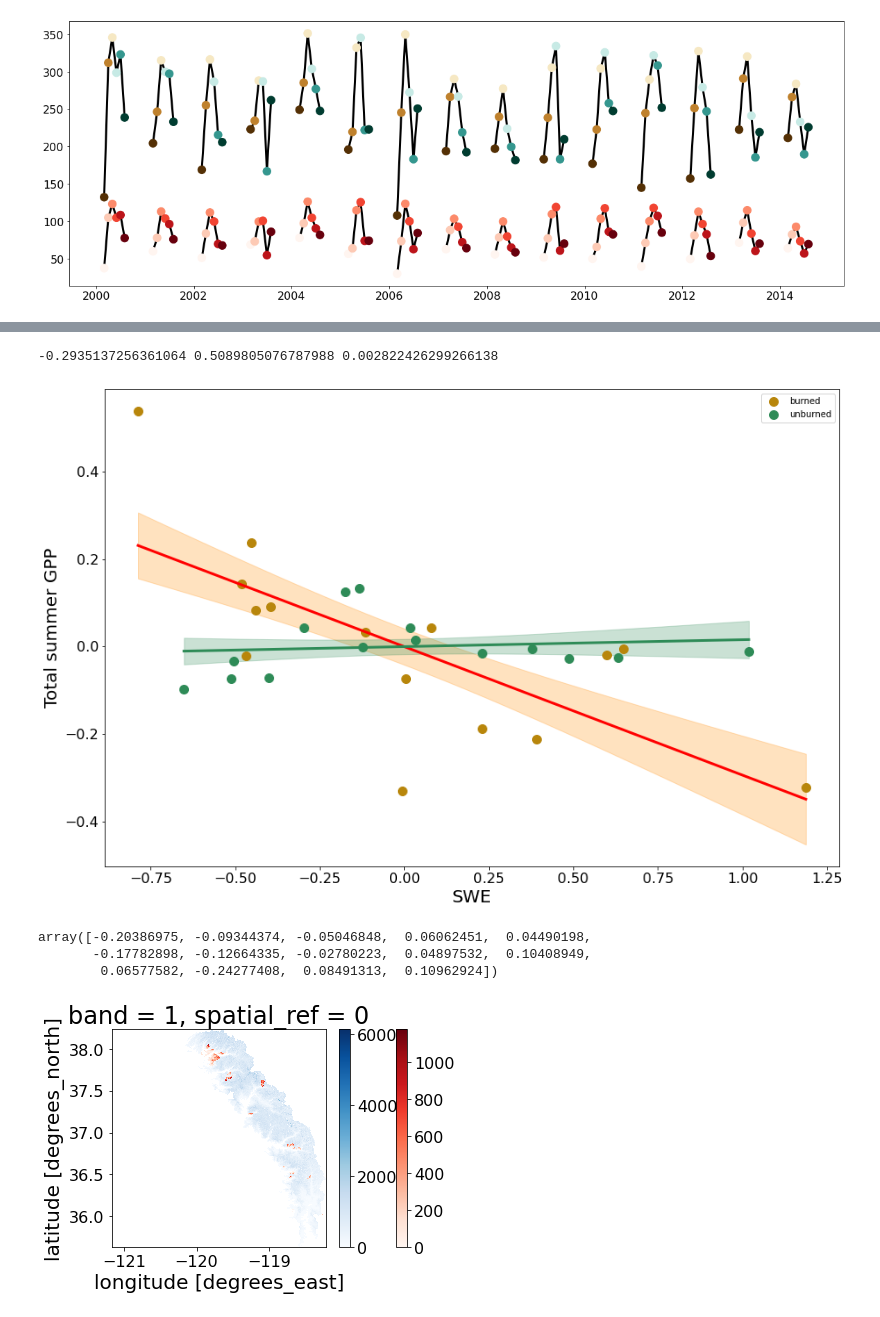
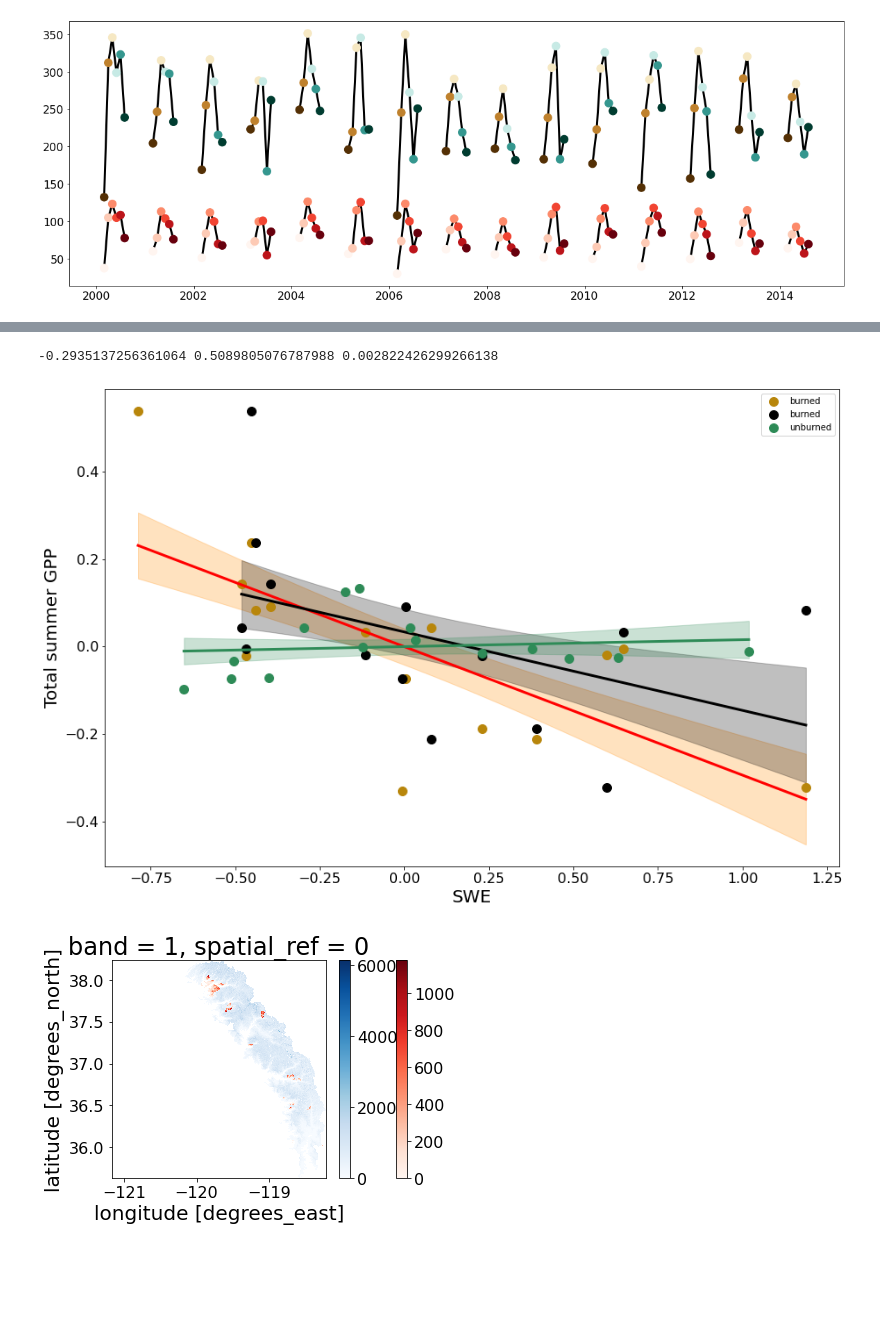
Before and after one commit to mariannecowherd/pe_snow_fires, a Jupyter notebook: scripts/avhrr_ndvi.ipynb, the cells around one changed output, grey strips where cells are left out. Saved outputs shown, nothing was run; the diff lists cells and outputs as text; code cells hidden in the pictures; blank space fills up the shorter version.

```diff
--- a/scripts/avhrr_ndvi.ipynb
+++ b/scripts/avhrr_ndvi.ipynb
@@ -49,3 +49,9 @@ for t in range(1,len(targets)):
     sj = sj.append(tmp)
 sj.name
 sj.to_file('upper_watersheds.shp')
+# %%
+targets_sw = ['Upper San Joaquin','Upper Tuolumne','Upper King','Upper Merced','Upper Kaweah','Upper Kern','Upper Tule','South Fork Kern']
+targets_se = ['West Walker','East Walker','Mono Lake','Crowley Lake','Owens Lake','Indian Wells-Searles Valley']
+targets_ne = ['East Branch North Fork Feather','Middle Fork Feather','Truckee','Lake Tahoe','Upper Carson']
+targets_nw = ['Upper Yuba','North Fork American','South Fork American','Upper Cosumnes','Upper Mokelumne','Upper Stanislaus']
+targets_all = [targets_sw,targets_se,targets_ne,targets_nw]
@@ -229,6 +374,18 @@ for yr in range(2000,2015):
     ax.scatter(dates,data,c=range(6), cmap='Reds',s=130, zorder=2.5)
 
 
+months = range(3,9)
+texts = ['March','April','May','June','July','August']
+midx = [m-1 for m in months]
+n=350
+data= [n,n,n,n,n,n]
+yr = 2008
+dates = [datetime.datetime(yr+m,m,1) for m in months]
+ax.plot(midx,data,'k-')
+ax.scatter(midx,data,c=range(6), cmap='BrBG',s=130, zorder=2.5)
+
+for i in range(len(midx)):
+    ax.text(midx[i]-0.45,data[i]-0.0025,texts[i],size=12)
 
 plt.show()
 # %% [output]
@@ -248,12 +394,16 @@ ax.plot(x,y,'ko')
 f,ax=plt.subplots(figsize=(15,10))
 x = normalize(swe_means_burned)
 y = normalize(ndvi_means_burned)
+y2 = [y[i+1] for i in range(len(y)-1)]
 idx=np.nanargmax(y)
+x2 = x[0:-1]
 #x = np.delete(x,idx)
 #y = np.delete(y,idx)
 #x = swe_means_burned
 #y = gpp_means_burned
 ax.plot(x,y,'o',color='darkgoldenrod',label='burned')
+
+ax.plot(x2,y2,'o',color='black',label='burned')
 z = np.polyfit(x, y, 1)
 p = np.poly1d(z)
 #ax.plot(x,p(x),"r--")
@@ -271,46 +421,54 @@ sig_yi = np.sqrt(np.diag(C_yi))  # Standard deviations are sqrt of diagonal
 
 ax.fill_between(t, yi+sig_yi, yi-sig_yi, alpha=.25,color='darkorange')
 ax.plot(t, yi,'-',color='red')
+
+z = np.polyfit(x2, y2, 1)
+p = np.poly1d(z)
+#ax.plot(x,p(x),"r--")
+
+n = 1  # degree of polynomial
+p, C_p = np.polyfit(x2, y2, n, cov=True)  # C_p is estimated covariance matrix
+
+# Do the interpolation for plotting:
+t = np.linspace(min(x2), max(x2), 500)
+# Matrix with rows 1, t, t**2, ...:
+TT = np.vstack([t**(n-i) for i in range(n+1)]).T
+yi = np.dot(TT, p)  # matrix multiplication calculates the polynomial values
+C_yi = np.dot(TT, np.dot(C_p, TT.T)) # C_y = TT*C_z*TT.T
+sig_yi = np.sqrt(np.diag(C_yi))  # Standard deviations are sqrt of diagonal
+
+ax.fill_between(t, yi+sig_yi, yi-sig_yi, alpha=.25,color='black')
+ax.plot(t, yi,'-',color='black')
 #ax.axis('tight')
 slope, intercept, r_value, p_value, std_err = stats.linregress(x, y)
 print(slope, r_value**2,p_value)
 
 x = normalize(swe_means_unburned)
 y = normalize(ndvi_means_unburned)
 ax.plot(x,y,'o',color='seagreen',label='unburned')
 n = 1  # degree of polynomial
 p, C_p = np.polyfit(x, y, n, cov=True)  # C_p is estimated covariance matrix
 
 # Do the interpolation for plotting:
 t = np.linspace(min(x), max(x), 500)
 TT = np.vstack([t**(n-i) for i in range(n+1)]).T
 yi = np.dot(TT, p)  # matrix multiplication calculates the polynomial values
 C_yi = np.dot(TT, np.dot(C_p, TT.T)) # C_y = TT*C_z*TT.T
 sig_yi = np.sqrt(np.diag(C_yi))  # Standard deviations are sqrt of diagonal
 
 ax.fill_between(t, yi+sig_yi, yi-sig_yi, alpha=.25,color='seagreen')
 ax.plot(t, yi,'-',color='seagreen')
 #ax.axis('tight')
 slope, intercept, r_value, p_value, std_err = stats.linregress(x, y)
 
 
 #z = np.polyfit(x, y, 1)
 #p = np.poly1d(z)
 #ax.plot(x,p(x),":",color='seagreen')
 ax.set_xlabel('SWE')
 ax.set_ylabel('Total summer GPP')
 ax.legend()
 plt.show()
 # %% [output]
 -0.2935137256361064 0.5089805076787988 0.002822426299266138
-[figure, old version]
+[figure, new version]
-# %%
-x = normalize(sai_means_burned)
-y = normalize(gpp_tot_means_burned)
-len(x)
-np.delete(x,14)
-np.delete(y,14)
-# %% [output]
-array([-0.20386975, -0.09344374, -0.05046848,  0.06062451,  0.04490198,
-       -0.17782898, -0.12664335, -0.02780223,  0.04897532,  0.10408949,
-        0.06577582, -0.24277408,  0.08491313,  0.10962924])
```
Also changed, not shown: parts of 13 cells of this notebook.
